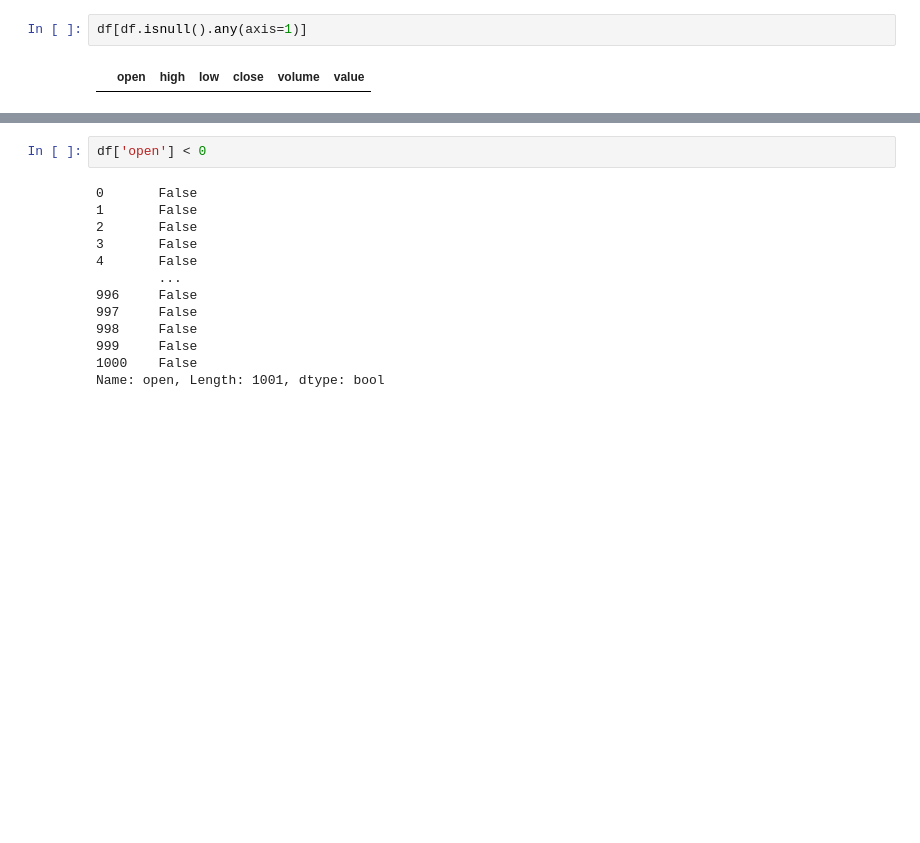
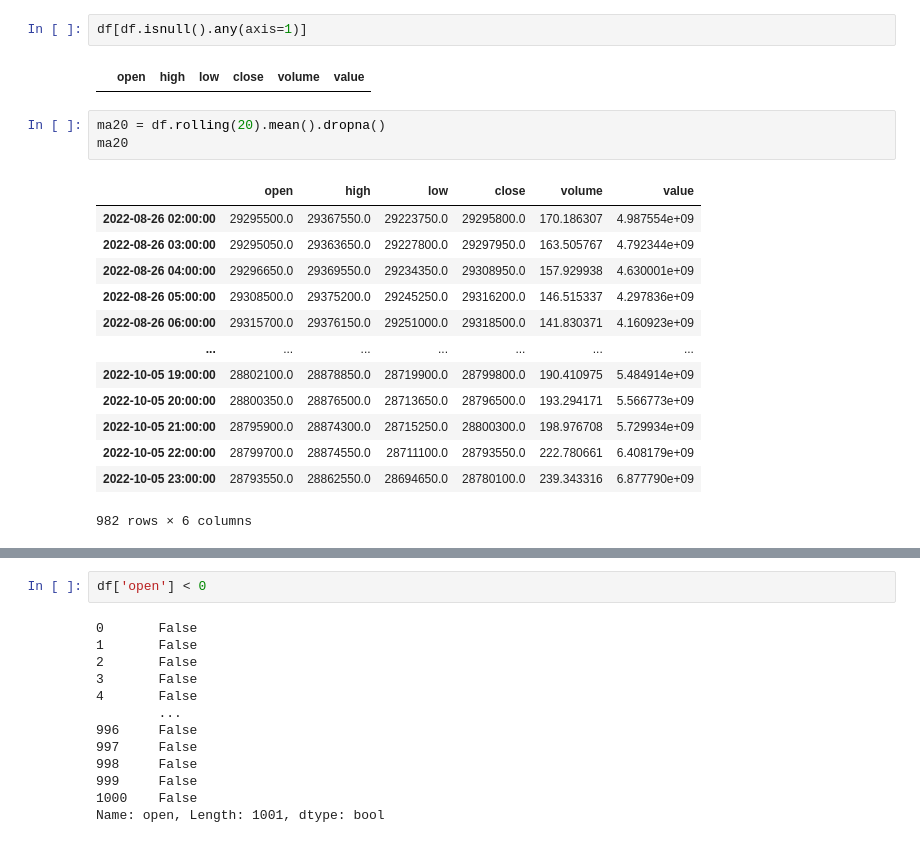
Before and after one commit to jjooki/AutoTrading, a Jupyter notebook: upbit/predict_test.ipynb, the cells around one changed output, grey strips where cells are left out. Drawn from its saved outputs; the diff is of its cells as text; blank space fills up the shorter version.

```diff
--- a/upbit/predict_test.ipynb
+++ b/upbit/predict_test.ipynb
@@ -60,6 +62,23 @@ df
 df[df.isnull().any(axis=1)]
 # %% [output]
 |  | open | high | low | close | volume | value |
+# %%
+ma20 = df.rolling(20).mean().dropna()
+ma20
+# %% [output]
+|  | open | high | low | close | volume | value |
+| 2022-08-26 02:00:00 | 29295500.0 | 29367550.0 | 29223750.0 | 29295800.0 | 170.186307 | 4.987554e+09 |
+| 2022-08-26 03:00:00 | 29295050.0 | 29363650.0 | 29227800.0 | 29297950.0 | 163.505767 | 4.792344e+09 |
+| 2022-08-26 04:00:00 | 29296650.0 | 29369550.0 | 29234350.0 | 29308950.0 | 157.929938 | 4.630001e+09 |
+| 2022-08-26 05:00:00 | 29308500.0 | 29375200.0 | 29245250.0 | 29316200.0 | 146.515337 | 4.297836e+09 |
+| 2022-08-26 06:00:00 | 29315700.0 | 29376150.0 | 29251000.0 | 29318500.0 | 141.830371 | 4.160923e+09 |
+| ... | ... | ... | ... | ... | ... | ... |
+| 2022-10-05 19:00:00 | 28802100.0 | 28878850.0 | 28719900.0 | 28799800.0 | 190.410975 | 5.484914e+09 |
+| 2022-10-05 20:00:00 | 28800350.0 | 28876500.0 | 28713650.0 | 28796500.0 | 193.294171 | 5.566773e+09 |
+| 2022-10-05 21:00:00 | 28795900.0 | 28874300.0 | 28715250.0 | 28800300.0 | 198.976708 | 5.729934e+09 |
+| 2022-10-05 22:00:00 | 28799700.0 | 28874550.0 | 28711100.0 | 28793550.0 | 222.780661 | 6.408179e+09 |
+| 2022-10-05 23:00:00 | 28793550.0 | 28862550.0 | 28694650.0 | 28780100.0 | 239.343316 | 6.877790e+09 |
+982 rows × 6 columns
 # %%
 df = df.reset_index()
 df['ds'] = df['index']
```
Also changed, not shown: parts of 15 cells of this notebook.
